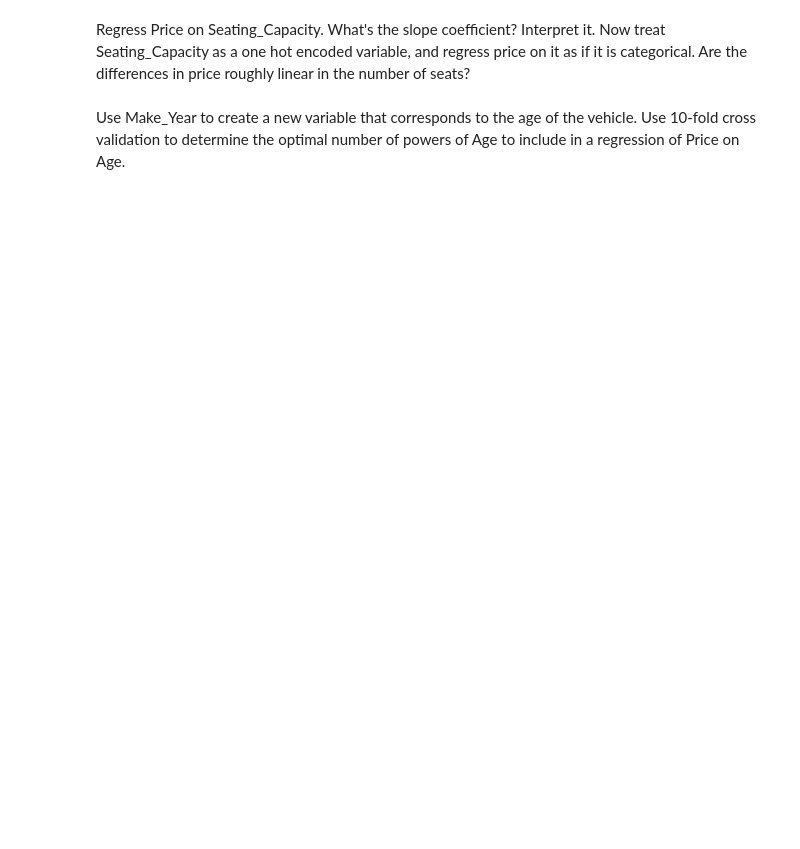
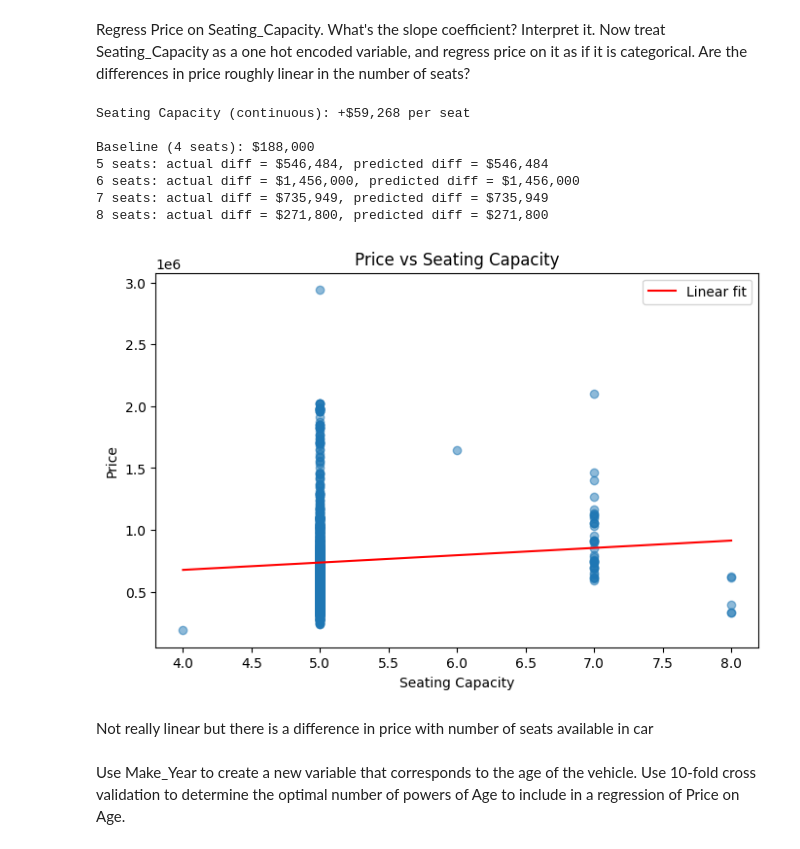
Before and after one commit to Elizabethav03/My_undergrad_ml_assignments, a Jupyter notebook: 03_assignment_linear_models.ipynb, the cells around one changed output. Saved outputs shown, nothing was run; the diff lists cells and outputs as text; code cells hidden in the pictures; blank space fills up the shorter version.

```diff
--- a/03_assignment_linear_models.ipynb
+++ b/03_assignment_linear_models.ipynb
@@ -383,4 +425,45 @@ Summarize the Price variable and create a kernel density plot. Use .groupby() an
 # %% [markdown]
 Regress Price on Seating_Capacity. What's the slope coefficient? Interpret it. Now treat Seating_Capacity as a one hot encoded variable, and regress price on it as if it is categorical. Are the differences in price roughly linear in the number of seats?
+# %%
+# Continuous model
+X_seats = Cars[['Seating_Capacity']]
+y = Cars['Price']
+model_cont = LinearRegression().fit(X_seats, y)
+print(f"\nSeating Capacity (continuous): +${model_cont.coef_[0]:,.0f} per seat")
+
+# Categorical model (one-hot encoded)
+X_cat = pd.get_dummies(Cars['Seating_Capacity'], prefix='seats', dtype='int', drop_first=True)
+model_cat = LinearRegression().fit(X_cat, y)
+
+# Compare actual means vs model
+actual_means = Cars.groupby('Seating_Capacity')['Price'].mean()
+print(f"\nBaseline (4 seats): ${actual_means[4]:,.0f}")
+for seats in [5, 6, 7, 8]:
+    if seats in actual_means.index:
+        actual_diff = actual_means[seats] - actual_means[4]
+        pred_diff = model_cat.coef_[X_cat.columns.get_loc(f'seats_{seats}')]
+        print(f"{seats} seats: actual diff = ${actual_diff:,.0f}, predicted diff = ${pred_diff:,.0f}")
+
+# Visualize relationship
+plt.figure(figsize=(8, 5))
+plt.scatter(Cars['Seating_Capacity'], Cars['Price'], alpha=0.5)
+x_range = np.linspace(4, 8, 100)
+plt.plot(x_range, model_cont.predict(x_range.reshape(-1, 1)), 'r-', label='Linear fit')
+plt.xlabel('Seating Capacity')
+plt.ylabel('Price')
+plt.title('Price vs Seating Capacity')
+plt.legend()
+plt.show()
+# %% [output]
+Seating Capacity (continuous): +$59,268 per seat
+
+Baseline (4 seats): $188,000
+5 seats: actual diff = $546,484, predicted diff = $546,484
+6 seats: actual diff = $1,456,000, predicted diff = $1,456,000
+7 seats: actual diff = $735,949, predicted diff = $735,949
+8 seats: actual diff = $271,800, predicted diff = $271,800
+[figure, added]
+# %% [markdown]
+Not really linear but there is a difference in price with number of seats available in car
 # %% [markdown]
 Use Make_Year to create a new variable that corresponds to the age of the vehicle. Use 10-fold cross validation to determine the optimal number of powers of Age to include in a regression of Price on Age.
```
Also changed, not shown: parts of 12 cells of this notebook.
